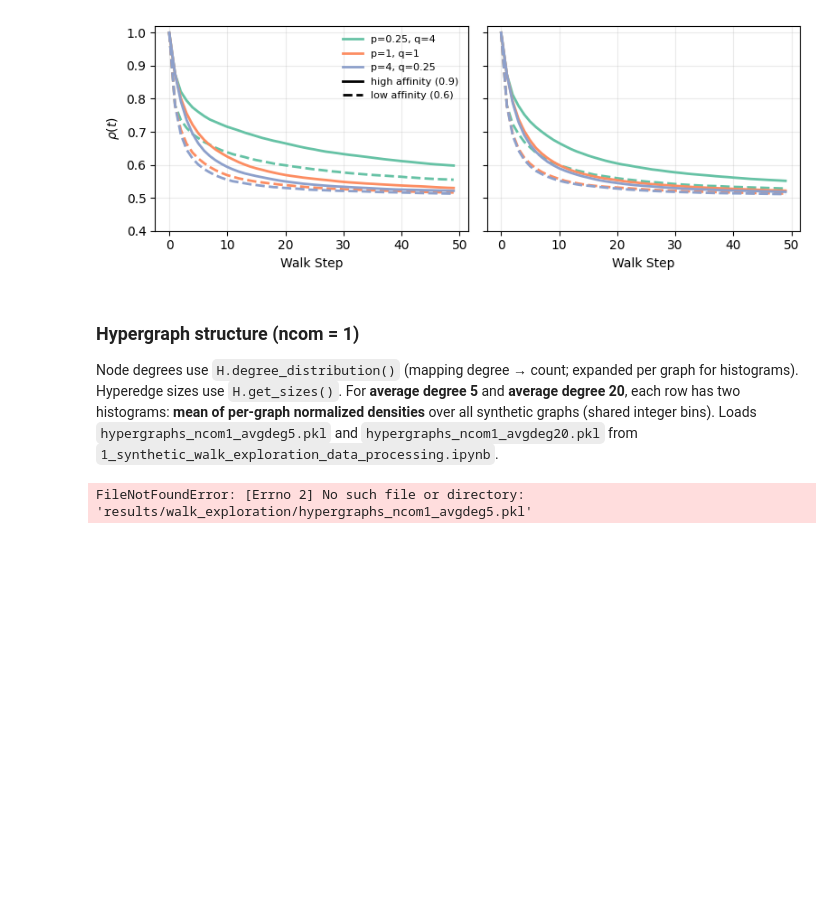
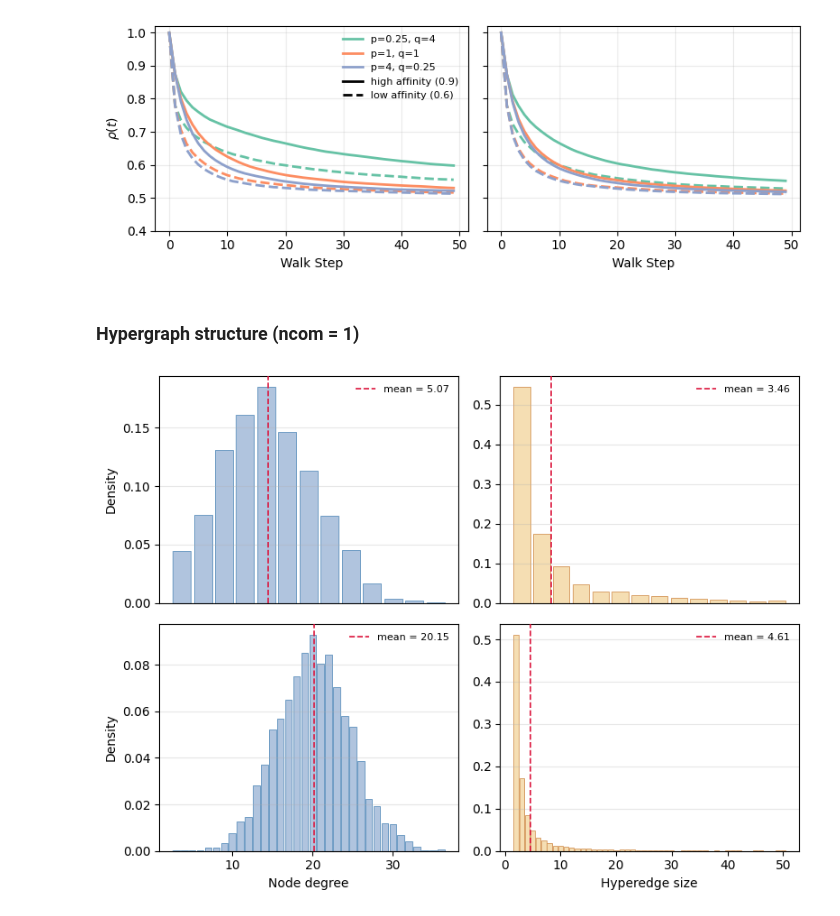
Before and after one commit to aduntslusine/hypergraphs, a Jupyter notebook: 2_synthetic_walk_exploration.ipynb, the cells around one changed output. Drawn from its saved outputs; the diff is of its cells as text; code cells hidden in the pictures; blank space fills up the shorter version.

```diff
--- a/2_synthetic_walk_exploration.ipynb
+++ b/2_synthetic_walk_exploration.ipynb
@@ -5,5 +3,5 @@ Synthetic plots from **precomputed walk caches**. Generate graphs and caches via
 # %%
-from pathlib import Path
+import os
 import pickle
 
 import numpy as np
@@ -11,11 +9,10 @@ import pandas as pd
 import matplotlib.pyplot as plt
 from matplotlib.lines import Line2D
 
-RESULTS = Path("results") / "walk_exploration"
-RESULTS.mkdir(parents=True, exist_ok=True)
+cached_results_path = os.path.join("results", "walk_exploration")
+hypergraphs_path = os.path.join("data", "synthetic")
 
-RESULTS_IMAGES = Path("results") / "images"
-RESULTS_IMAGES.mkdir(parents=True, exist_ok=True)
+images_path = os.path.join("results", "images")
 
 
 PQ_GRID_COV = [
@@ -35,13 +32,13 @@ GAMMA_COMM = -1.0
 PQ_JOINT = [(0.25, 4), (1, 1), (4, 0.25)]
 
 
-def load_pickle(p: Path):
+def load_pickle(p):
     with open(p, "rb") as f:
         return pickle.load(f)
 
 
-walk_5_cache_cov = load_pickle(RESULTS / "walk_cache_cov_ncom1_avgdeg5.pkl")
-walk_20_cache_cov = load_pickle(RESULTS / "walk_cache_cov_ncom1_avgdeg20.pkl")
+walk_5_cache_cov = load_pickle(cached_results_path + "/walk_cache_cov_ncom1_avgdeg5.pkl")
+walk_20_cache_cov = load_pickle(cached_results_path + "/walk_cache_cov_ncom1_avgdeg20.pkl")
 
 colors = plt.get_cmap("Set2").colors
 # %% [markdown]
@@ -266,10 +258,8 @@ plt.show()
 # %% [markdown]
 ### Hypergraph structure (ncom = 1)
-
-Node degrees use `H.degree_distribution()` (mapping degree → count; expanded per graph for histograms). Hyperedge sizes use `H.get_sizes()`. For **average degree 5** and **average degree 20**, each row has two histograms: **mean of per-graph normalized densities** over all synthetic graphs (shared integer bins). Loads `hypergraphs_ncom1_avgdeg5.pkl` and `hypergraphs_ncom1_avgdeg20.pkl` from `1_synthetic_walk_exploration_data_processing.ipynb`.
 # %%
-Hs_ncom1_deg5 = load_pickle(RESULTS / "hypergraphs_ncom1_avgdeg5.pkl")
-Hs_ncom1_deg20 = load_pickle(RESULTS / "hypergraphs_ncom1_avgdeg20.pkl")
+Hs_ncom1_deg5 = load_pickle(os.path.join(hypergraphs_path, "hypergraphs_ncom1_avgdeg5.pkl"))
+Hs_ncom1_deg20 = load_pickle(os.path.join(hypergraphs_path, "hypergraphs_ncom1_avgdeg20.pkl"))
 
 fig, axes = plt.subplots(2, 2, figsize=(8, 6))
 rows_data = [
@@ -290,32 +280,32 @@ for row, (Hs, row_title) in enumerate(rows_data):
     ]):
         ax = axes[row, col]
 
         pooled = np.concatenate(samples_per_graph)
         v_min, v_max = int(pooled.min()), int(pooled.max())
         bins = np.arange(v_min - 0.5, v_max + 1.5, 1.0)
         hists = [np.histogram(s, bins=bins, density=True)[0] for s in samples_per_graph]
         mean_h = np.mean(hists, axis=0)
         centers = (bins[:-1] + bins[1:]) / 2
 
         ax.bar(centers, mean_h, width=0.85, color=color, edgecolor=edgecolor, linewidth=0.5)
         mu = float(np.mean(pooled))
         ax.axvline(mu, color="crimson", linestyle="--", linewidth=1.2, zorder=3, label=f"mean = {mu:.2f}")
         ax.legend(frameon=False, fontsize=8, loc="best")
         if col == 0:
             ax.set_ylabel("Density", fontsize=10)
         else:
             ax.set_ylabel("")
         if row == 1:
             ax.set_xlabel(xlabel, fontsize=10)
         else:
             ax.set_xlabel("")
             ax.tick_params(axis="x", which="both", bottom=False, labelbottom=False)
         ax.grid(axis="y", alpha=0.3)
 
 axes[0, 0].locator_params(axis="y", nbins=4)
 
 fig.tight_layout()
-fig.savefig(RESULTS_IMAGES / "synth_hypergraph_structure.png", dpi=300, bbox_inches="tight")
+fig.savefig(os.path.join(images_path, "synth_hypergraph_structure.png"), dpi=300, bbox_inches="tight")
 plt.show()
 # %% [output]
-FileNotFoundError: [Errno 2] No such file or directory: 'results/walk_exploration/hypergraphs_ncom1_avgdeg5.pkl'
+[figure, added]
```
Also changed, not shown: parts of 9 cells of this notebook, 21 other files.
